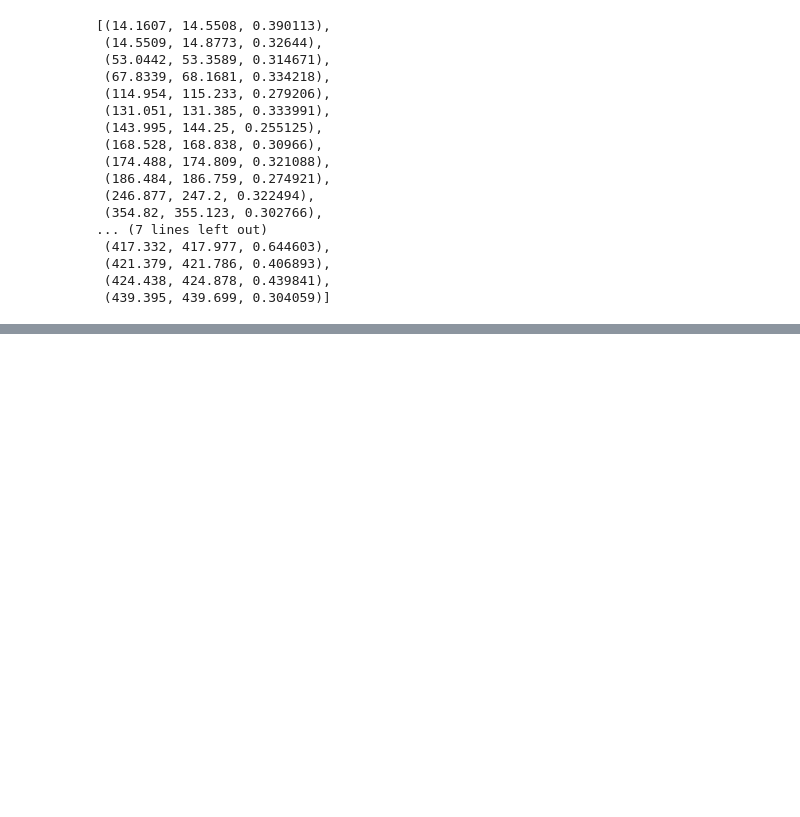
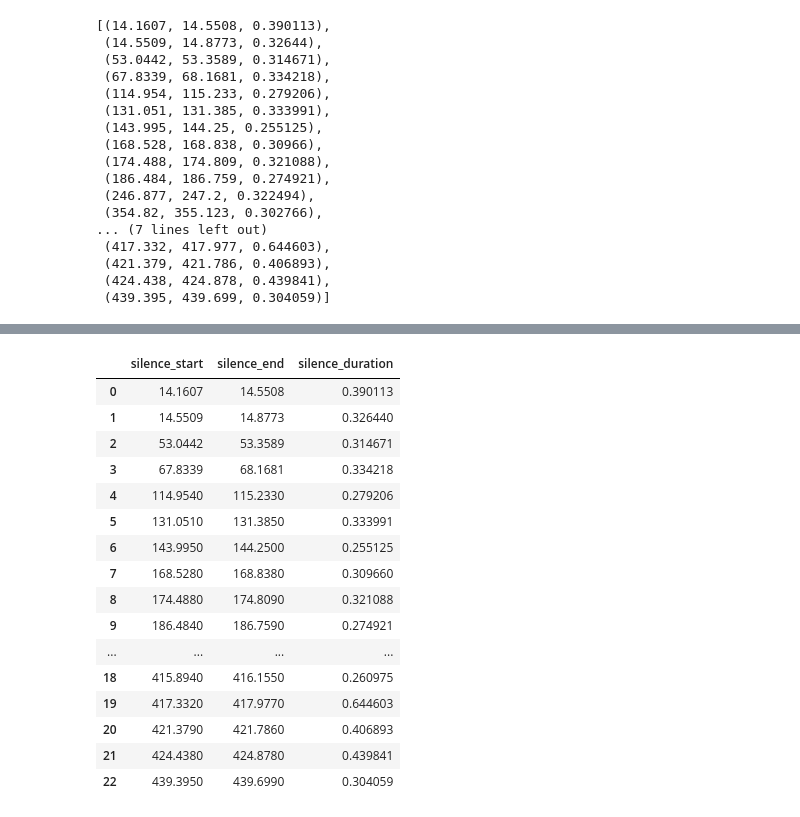
Before and after one commit to drnesr/mp3_splitter, a Jupyter notebook: Splitter.ipynb, the cells around one changed output, grey strips where cells are left out. Cells and saved outputs as stored; diff of their text form; code cells hidden in the pictures; blank space fills up the shorter version.

Commit message:
Created a Pandas DataFrame of the results

```diff
--- a/Splitter.ipynb
+++ b/Splitter.ipynb
@@ -111,8 +112,8 @@ s_duration = re.findall(r'silence_duration: (\d+.\d+)', str_out)
 s_start = map(float, s_start)
 s_end= map(float, s_end)
 s_duration= map(float, s_duration)
-result = zip(s_start, s_end, s_duration)
-list(result)
+results = list(zip(s_start, s_end, s_duration))
+results
 # %% [output]
 [(14.1607, 14.5508, 0.390113),
  (14.5509, 14.8773, 0.32644),
@@ -133,0 +146,22 @@ list(result)
+# %%
+results_df = pd.DataFrame(
+    results, columns=['silence_start', 'silence_end', 'silence_duration'])
+results_df
+# %% [output]
+|  | silence_start | silence_end | silence_duration |
+| 0 | 14.1607 | 14.5508 | 0.390113 |
+| 1 | 14.5509 | 14.8773 | 0.326440 |
+| 2 | 53.0442 | 53.3589 | 0.314671 |
+| 3 | 67.8339 | 68.1681 | 0.334218 |
+| 4 | 114.9540 | 115.2330 | 0.279206 |
+| 5 | 131.0510 | 131.3850 | 0.333991 |
+| 6 | 143.9950 | 144.2500 | 0.255125 |
+| 7 | 168.5280 | 168.8380 | 0.309660 |
+| 8 | 174.4880 | 174.8090 | 0.321088 |
+| 9 | 186.4840 | 186.7590 | 0.274921 |
+| ... | ... | ... | ... |
+| 18 | 415.8940 | 416.1550 | 0.260975 |
+| 19 | 417.3320 | 417.9770 | 0.644603 |
+| 20 | 421.3790 | 421.7860 | 0.406893 |
+| 21 | 424.4380 | 424.8780 | 0.439841 |
+| 22 | 439.3950 | 439.6990 | 0.304059 |
```
Also changed, not shown: parts of 4 cells of this notebook.
